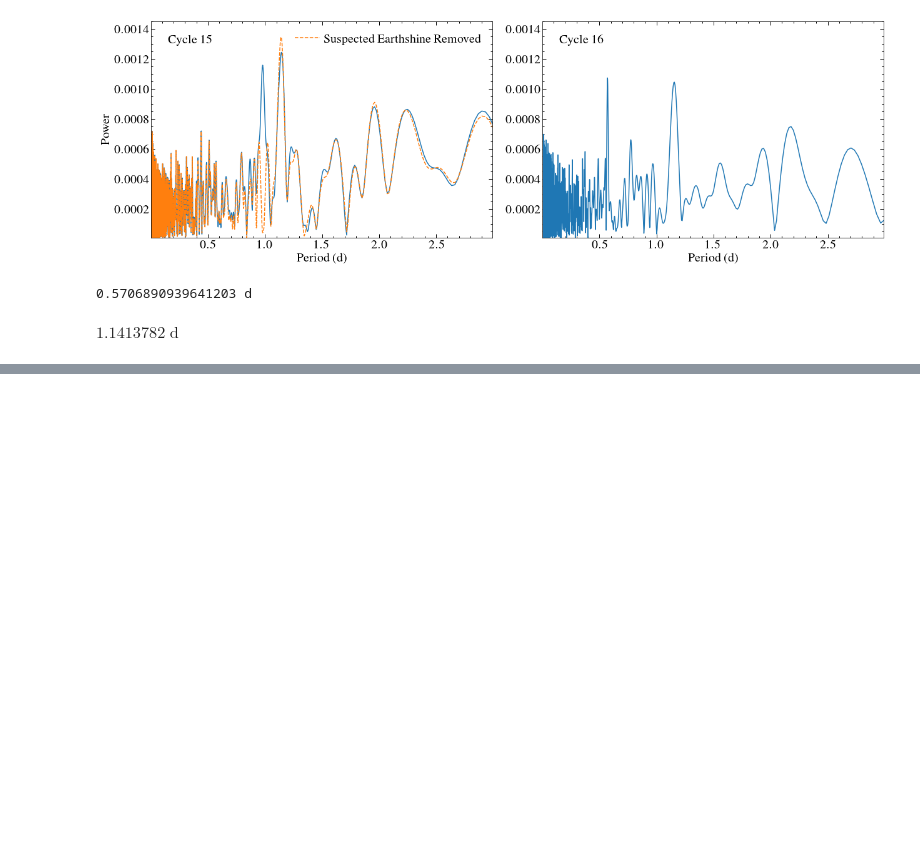
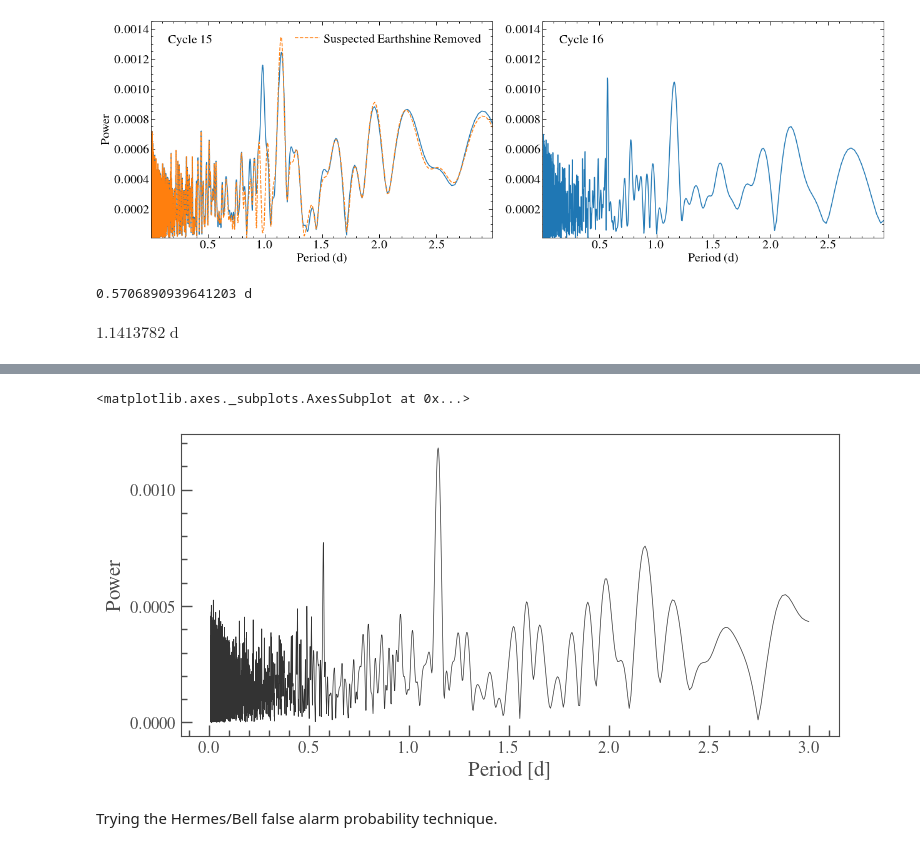
Before and after one commit to davidjwilson/GD394-Tess, a Jupyter notebook: tess_period.ipynb, the cells around one changed output, grey strips where cells are left out. Drawn from its saved outputs; the diff is of its cells as text; code cells hidden in the pictures; blank space fills up the shorter version.

Commit message:
calculated false alarm probability

```diff
--- a/tess_period.ipynb
+++ b/tess_period.ipynb
@@ -182,0 +190,8 @@ $1.1413782 \; \mathrm{d}$
+# %%
+pg2c = lc2c.to_periodogram(oversample_factor=10,minimum_period=min_p*u.day, maximum_period=max_p*u.day)
+pg2c.plot()
+# %% [output]
+<matplotlib.axes._subplots.AxesSubplot at 0x...>
+[figure, added]
+# %% [markdown]
+Trying the Hermes/Bell false alarm probability technique.
```
Also changed, not shown: parts of 12 cells of this notebook, 3 other files.
